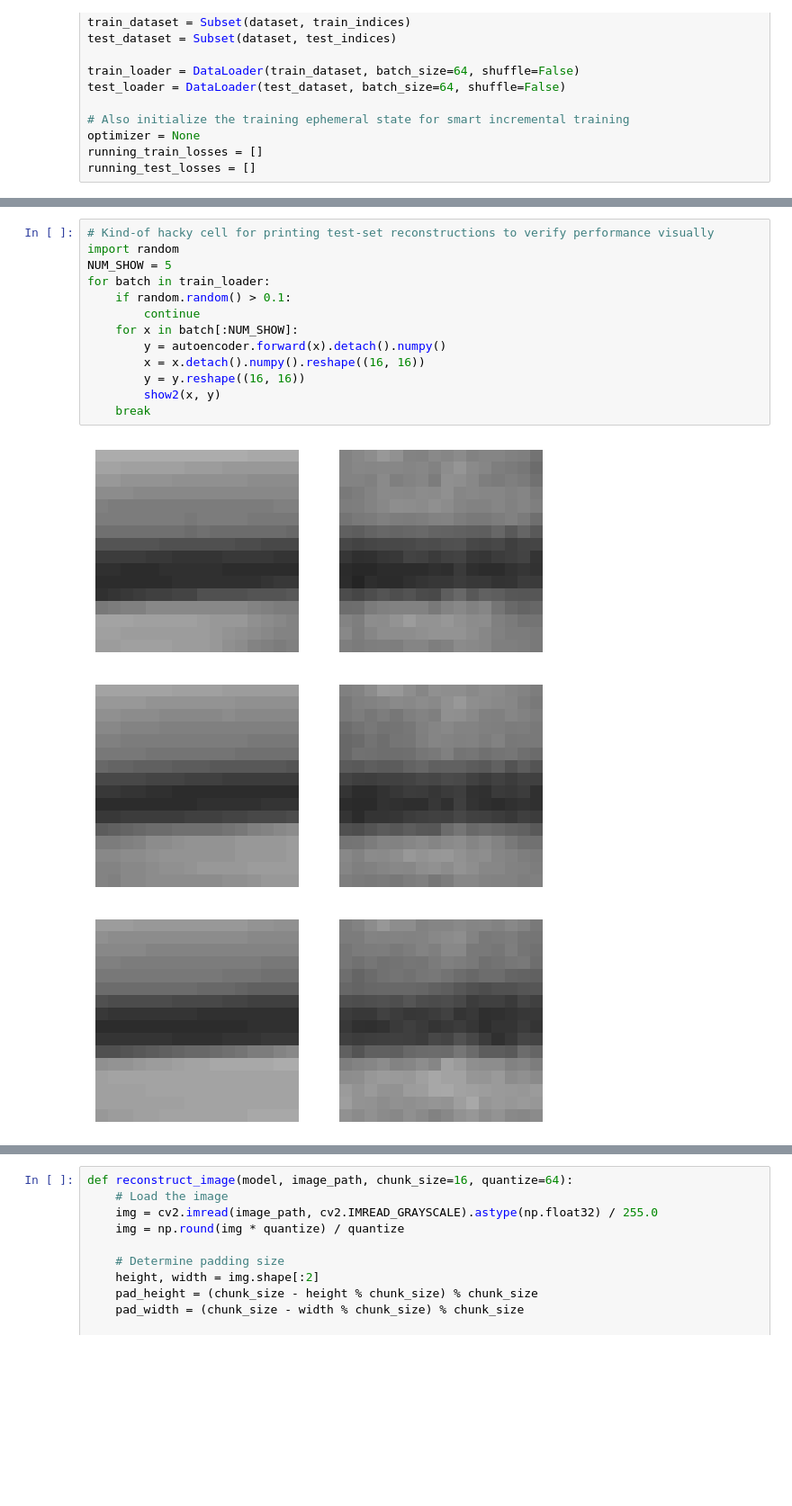
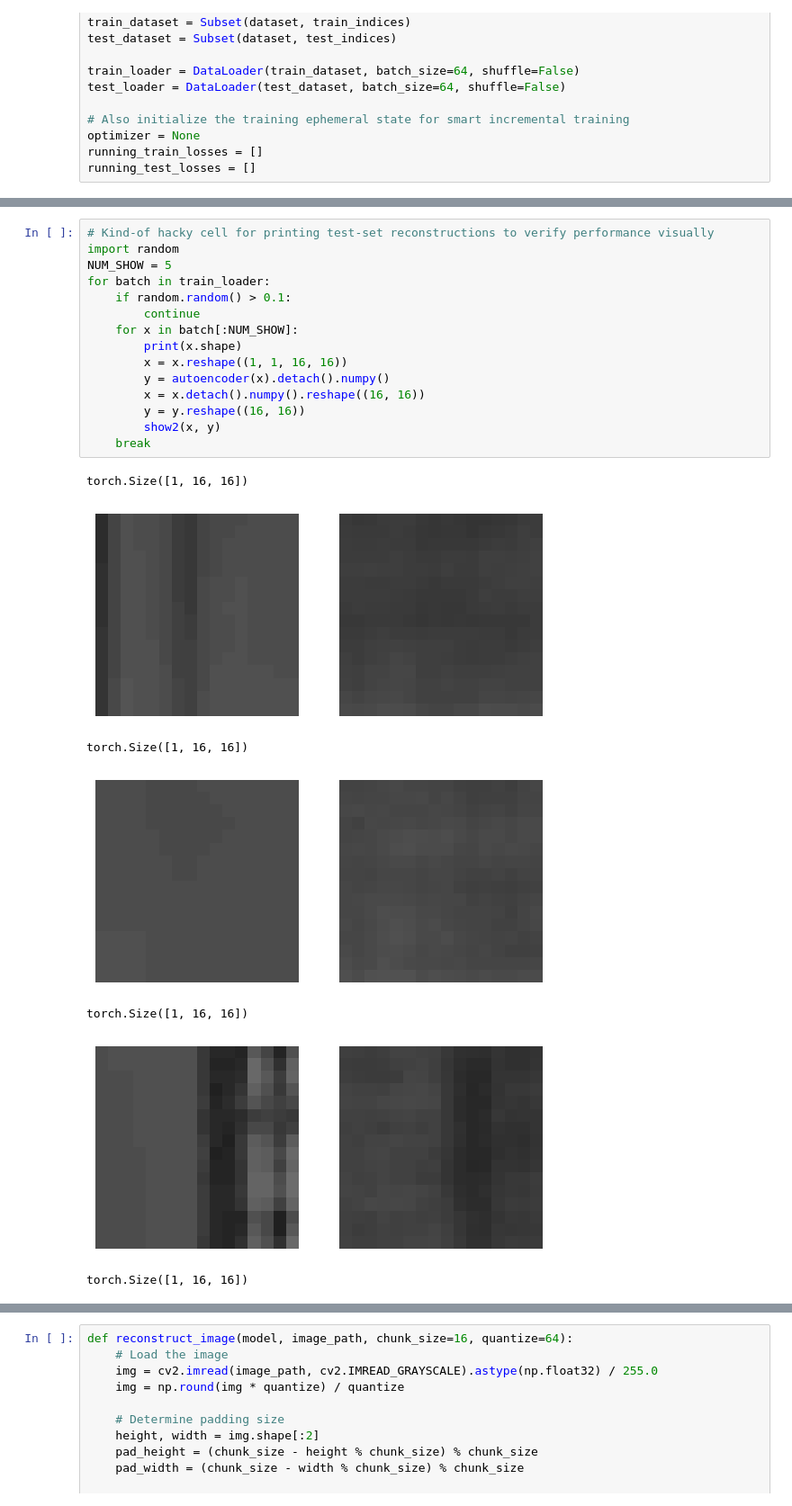
Before and after one commit to mfpekala/h264_beds, a Jupyter notebook: small_gg.ipynb, the cells around one changed output, grey strips where cells are left out. Shown at 90% size. Saved outputs shown, nothing was run; the diff lists cells and outputs as text; blank space fills up the shorter version.

```diff
--- a/small_gg.ipynb
+++ b/small_gg.ipynb
@@ -186,17 +186,23 @@ Epoch [100/100], Train Loss: 0.0032, Test Loss: 0.0025
 # %%
 # Kind-of hacky cell for printing test-set reconstructions to verify performance visually
 import random
 NUM_SHOW = 5
 for batch in train_loader:
     if random.random() > 0.1:
         continue
     for x in batch[:NUM_SHOW]:
-        y = autoencoder.forward(x).detach().numpy()
+        print(x.shape)
+        x = x.reshape((1, 1, 16, 16))
+        y = autoencoder(x).detach().numpy()
         x = x.detach().numpy().reshape((16, 16))
         y = y.reshape((16, 16))
         show2(x, y)
     break
 # %% [output]
+torch.Size([1, 16, 16])
-[figure, old version]
+[figure, new version]
+torch.Size([1, 16, 16])
-[figure, old version]
+[figure, new version]
+torch.Size([1, 16, 16])
-[figure, old version]
+[figure, new version]
+torch.Size([1, 16, 16])
```
Also changed, not shown: parts of 3 cells of this notebook, 11 other files.
